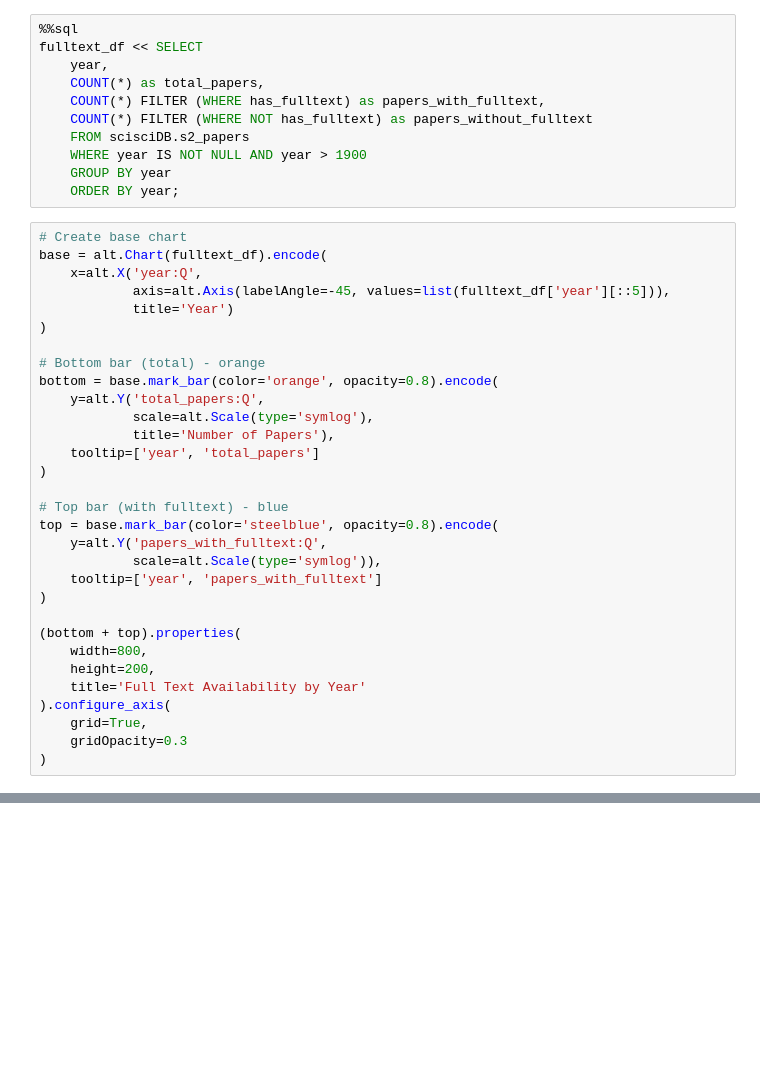
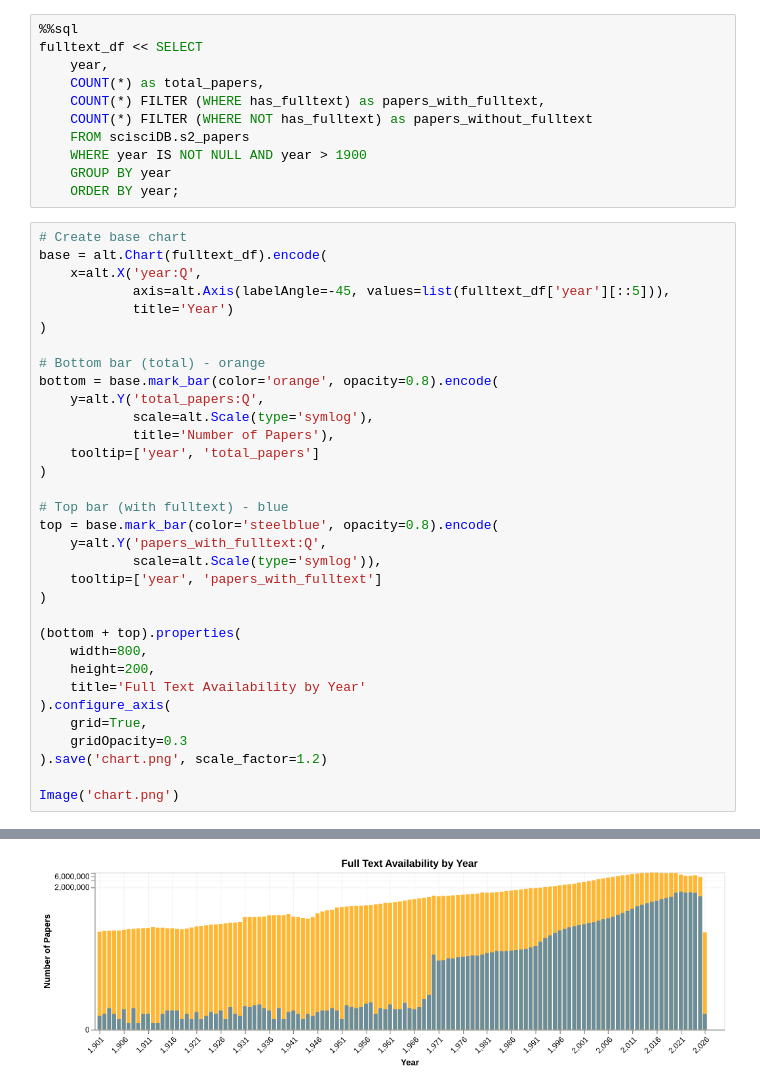
Before and after one commit to Vermont-Complex-Systems/scisciDB, a Jupyter notebook: getting-started.ipynb, the cells around one changed output, grey strips where cells are left out. Saved outputs shown, nothing was run; the diff lists cells and outputs as text; blank space fills up the shorter version.

```diff
--- a/getting-started.ipynb
+++ b/getting-started.ipynb
@@ -176,5 +182,7 @@ top = base.mark_bar(color='steelblue', opacity=0.8).encode(
 ).configure_axis(
     grid=True,
     gridOpacity=0.3
-)
+).save('chart.png', scale_factor=1.2)
+
+Image('chart.png')
 # %% [output]
@@ -181,0 +189 @@ top = base.mark_bar(color='steelblue', opacity=0.8).encode(
+[figure, added]
```
Also changed, not shown: parts of 3 cells of this notebook, 2 other files.
